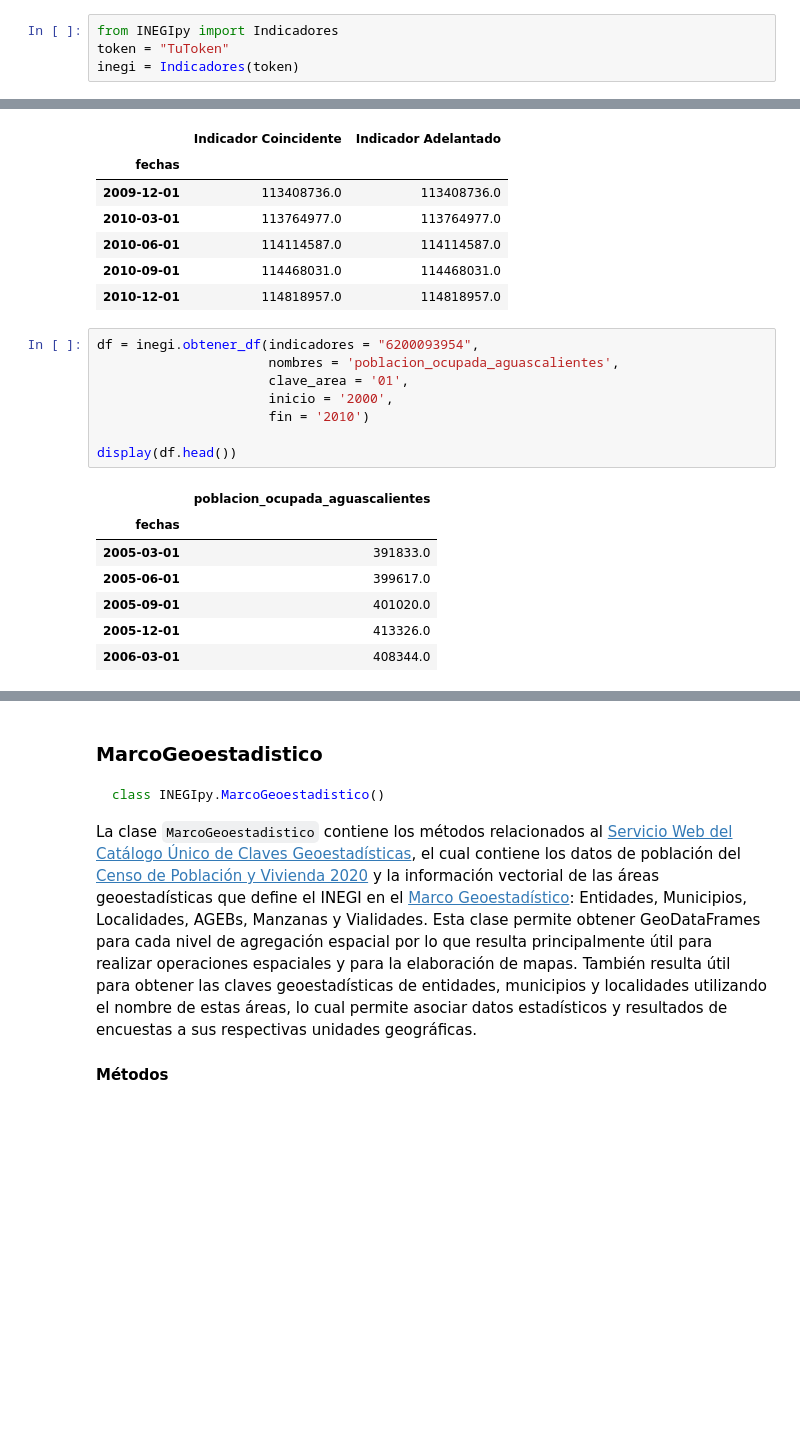
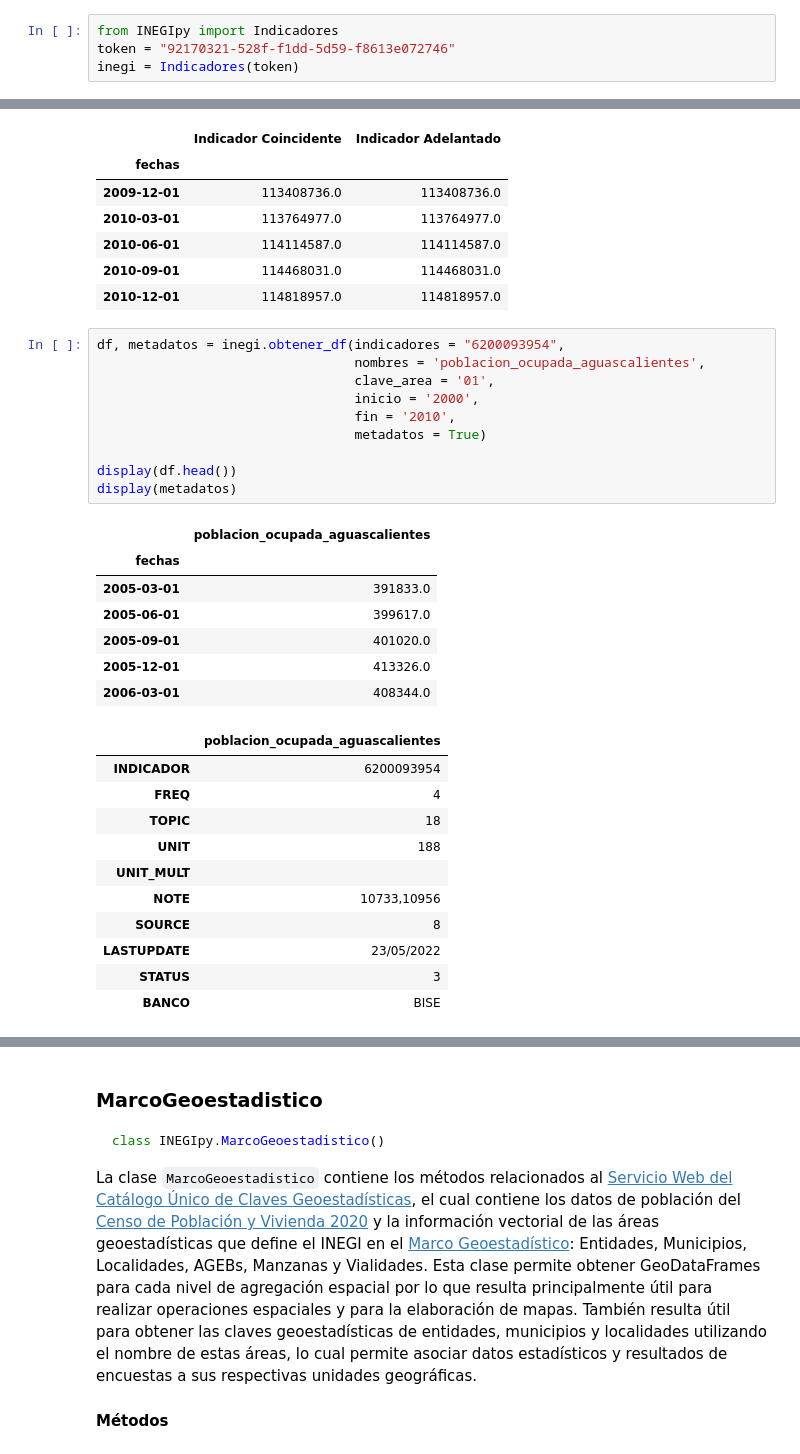
Before and after one commit to andreslomeliv/DatosMex, a Jupyter notebook: INEGIpy/README.ipynb, the cells around one changed output, grey strips where cells are left out. Drawn from its saved outputs; the diff is of its cells as text; blank space fills up the shorter version.

Commit message:
Se corrigió parte del código de Indicadores y se agregaron nuevas funciones

```diff
--- a/INEGIpy/README.ipynb
+++ b/INEGIpy/README.ipynb
@@ -100,7 +128,7 @@ Regresa un DataFrame con la información de los indicadores. El DataFrame result
 #### Uso
 # %%
 from INEGIpy import Indicadores
-token = "TuToken"
+token = "92170321-528f-f1dd-5d59-f8613e072746"
 inegi = Indicadores(token)
 # %%
 df = inegi.obtener_df(indicadores = ["289242","289242"],
@@ -126,18 +154,31 @@ display(df.tail())
 | 2010-09-01 | 114468031.0 | 114468031.0 |
 | 2010-12-01 | 114818957.0 | 114818957.0 |
 # %%
-df = inegi.obtener_df(indicadores = "6200093954",
-                      nombres = 'poblacion_ocupada_aguascalientes',
-                      clave_area = '01',
-                      inicio = '2000',
-                      fin = '2010')
+df, metadatos = inegi.obtener_df(indicadores = "6200093954",
+                                 nombres = 'poblacion_ocupada_aguascalientes',
+                                 clave_area = '01',
+                                 inicio = '2000',
+                                 fin = '2010',
+                                 metadatos = True)
 
 display(df.head())
+display(metadatos)
 # %% [output]
 |  | poblacion_ocupada_aguascalientes |
 | fechas |  |
 | 2005-03-01 | 391833.0 |
 | 2005-06-01 | 399617.0 |
 | 2005-09-01 | 401020.0 |
 | 2005-12-01 | 413326.0 |
 | 2006-03-01 | 408344.0 |
+|  | poblacion_ocupada_aguascalientes |
+| INDICADOR | 6200093954 |
+| FREQ | 4 |
+| TOPIC | 18 |
+| UNIT | 188 |
+| UNIT_MULT |  |
+| NOTE | 10733,10956 |
+| SOURCE | 8 |
+| LASTUPDATE | 23/05/2022 |
+| STATUS | 3 |
+| BANCO | BISE |
```
Also changed, not shown: parts of 4 cells of this notebook, 9 other files.
